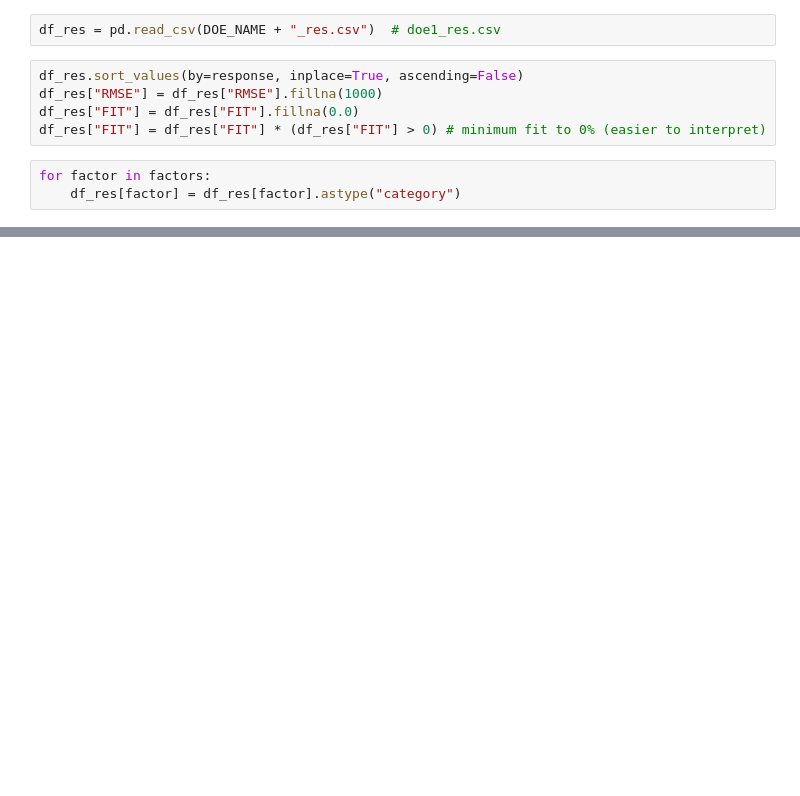
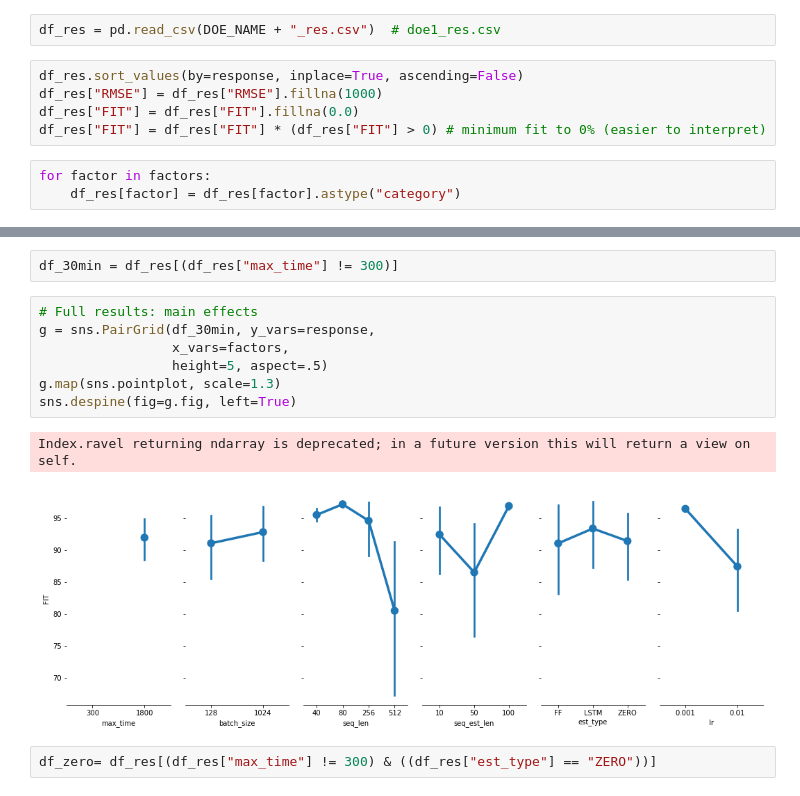
Before and after one commit to forgi86/sysid-neural-estimator, a Jupyter notebook: examples/wh2009/does/doe3_eval.ipynb, the cells around one changed output, grey strips where cells are left out. Cells and saved outputs as stored; diff of their text form; blank space fills up the shorter version.

```diff
--- a/examples/wh2009/does/doe3_eval.ipynb
+++ b/examples/wh2009/does/doe3_eval.ipynb
@@ -25,0 +104,14 @@ df_res.tail(20)
+# %%
+df_30min = df_res[(df_res["max_time"] != 300)]
+# %%
+# Full results: main effects
+g = sns.PairGrid(df_30min, y_vars=response,
+                 x_vars=factors,
+                 height=5, aspect=.5)
+g.map(sns.pointplot, scale=1.3)
+sns.despine(fig=g.fig, left=True)
+# %% [output]
+Index.ravel returning ndarray is deprecated; in a future version this will return a view on self.
+[figure, added]
+# %%
+df_zero= df_res[(df_res["max_time"] != 300) & ((df_res["est_type"] == "ZERO"))]
```
Also changed, not shown: parts of 13 cells of this notebook.
